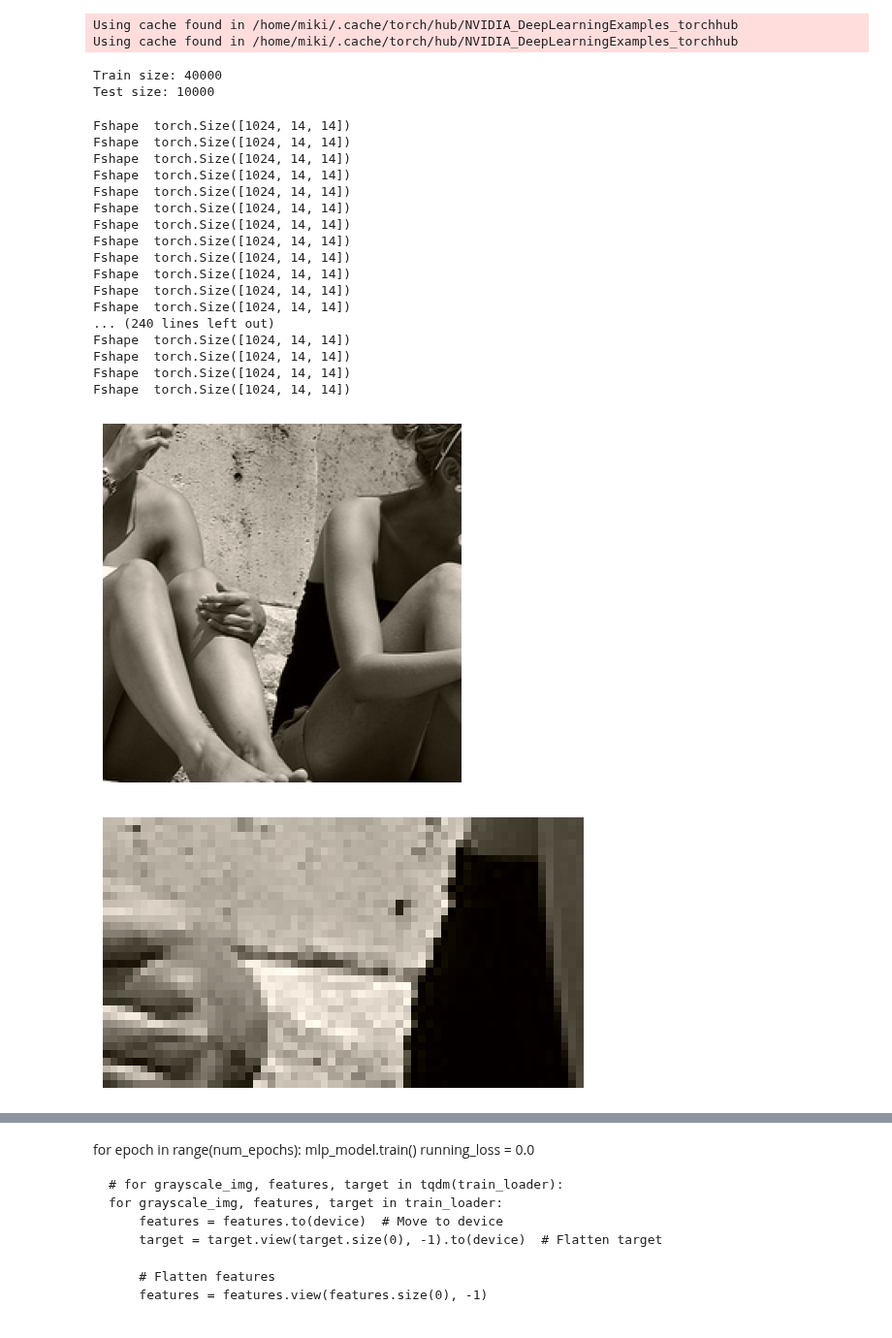
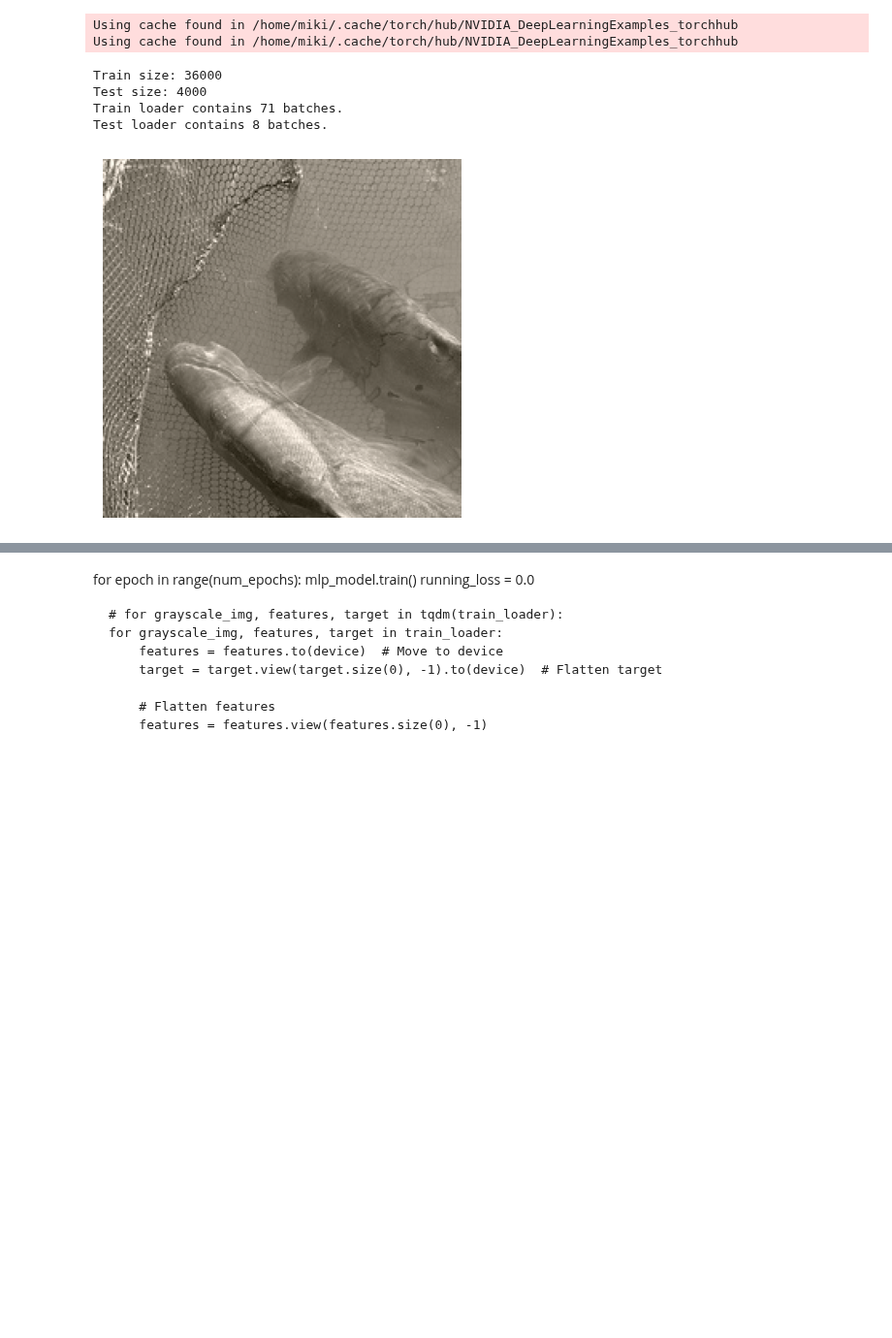
Before and after one commit to Johnny1188/meicoder, a Jupyter notebook: csng/brainreader_mouse/resnet_inversion.ipynb, the cells around one changed output, grey strips where cells are left out. Shown at 97% size. Drawn from its saved outputs; the diff is of its cells as text; code cells hidden in the pictures; blank space fills up the shorter version.

```diff
--- a/csng/brainreader_mouse/resnet_inversion.ipynb
+++ b/csng/brainreader_mouse/resnet_inversion.ipynb
@@ -89,8 +89,8 @@ class CachedImageNet(ImageNet):
             torch.save(features, cache_path)  # Save to cache
 
         # center crop
-        target = F.rgb_to_grayscale(img, num_output_channels=1)
-        return grayscale_img_rgb, features, target
+        target = F.rgb_to_grayscale(img, num_output_channels=1).squeeze(0)
+        return features, target
 # Image transformations
 train_transforms = transforms.Compose([
     transforms.CenterCrop(224),
@@ -113,7 +113,7 @@ mp.set_start_method('spawn', force=True)
 # Initialize CachedImageNet
 train_dataset = CachedImageNet(
     root=join(DATA_DIR, 'imagenet'),
-    split='train',
+    split='val',
     transform=train_transforms,
     feature_extractor=feature_extractor,
     version='0.7'
@@ -121,7 +121,7 @@ train_dataset = CachedImageNet(
 
 from torch.utils.data import random_split, DataLoader, Subset
 # Define the image limit
-IMG_LIMIT = 44_000  # Replace with your desired image limit
+IMG_LIMIT = 40_000  # Replace with your desired image limit
 
 # Define the split sizes
 train_size = int(0.90 * min(len(train_dataset), IMG_LIMIT))  # Limit train size to IMG_LIMIT
@@ -139,7 +139,7 @@ train_subset = Subset(train_dataset, train_subset_indices)
 test_subset = Subset(train_dataset, test_subset_indices)
 
 # Define the batch size
-batch_size = 128
+batch_size = 512
 
 # Create DataLoaders for train and test
 train_loader = DataLoader(
@@ -161,42 +161,25 @@ print(f"Test loader contains {len(test_loader)} batches.")
 # %% [output]
 Using cache found in /home/miki/.cache/torch/hub/NVIDIA_DeepLearningExamples_torchhub
 Using cache found in /home/miki/.cache/torch/hub/NVIDIA_DeepLearningExamples_torchhub
-Train size: 40000
-Test size: 10000
+Train size: 36000
+Test size: 4000
+Train loader contains 71 batches.
+Test loader contains 8 batches.
 # %%
 # Get a batch from the DataLoader
 def show_image(img_tensor):
     img = img_tensor.cpu().numpy().transpose((1, 2, 0))  # Convert to HWC
     mean = np.array([0.485, 0.456, 0.406])  # ImageNet normalization mean
     std = np.array([0.229, 0.224, 0.225])  # ImageNet normalization std
     img = std * img + mean  # De-normalize
     img = np.clip(img, 0, 1)  # Clip values to [0, 1]
     plt.imshow(img)
     plt.axis('off')
     plt.show()
 
 
 data_iter = iter(train_loader)  # Replace `train_loader` with your DataLoader
-images, features, targets = next(data_iter)
-show_image(images[2][0, ...])  # Show the first image in the batch
-show_image(targets[2][0, ...])  # Show the first image in the batch
+imagesfeatures, targets = next(data_iter)
+show_image(targets[0])  # Show the first image in the batch
 # %% [output]
-Fshape  torch.Size([1024, 14, 14])
-Fshape  torch.Size([1024, 14, 14])
-Fshape  torch.Size([1024, 14, 14])
-Fshape  torch.Size([1024, 14, 14])
-Fshape  torch.Size([1024, 14, 14])
-Fshape  torch.Size([1024, 14, 14])
-Fshape  torch.Size([1024, 14, 14])
-Fshape  torch.Size([1024, 14, 14])
-Fshape  torch.Size([1024, 14, 14])
-Fshape  torch.Size([1024, 14, 14])
-Fshape  torch.Size([1024, 14, 14])
-Fshape  torch.Size([1024, 14, 14])
-... (240 lines left out)
-Fshape  torch.Size([1024, 14, 14])
-Fshape  torch.Size([1024, 14, 14])
-Fshape  torch.Size([1024, 14, 14])
-Fshape  torch.Size([1024, 14, 14])
-[figure, old version]
+[figure, new version]
-[figure, removed]
```
Also changed, not shown: parts of 6 cells of this notebook.
